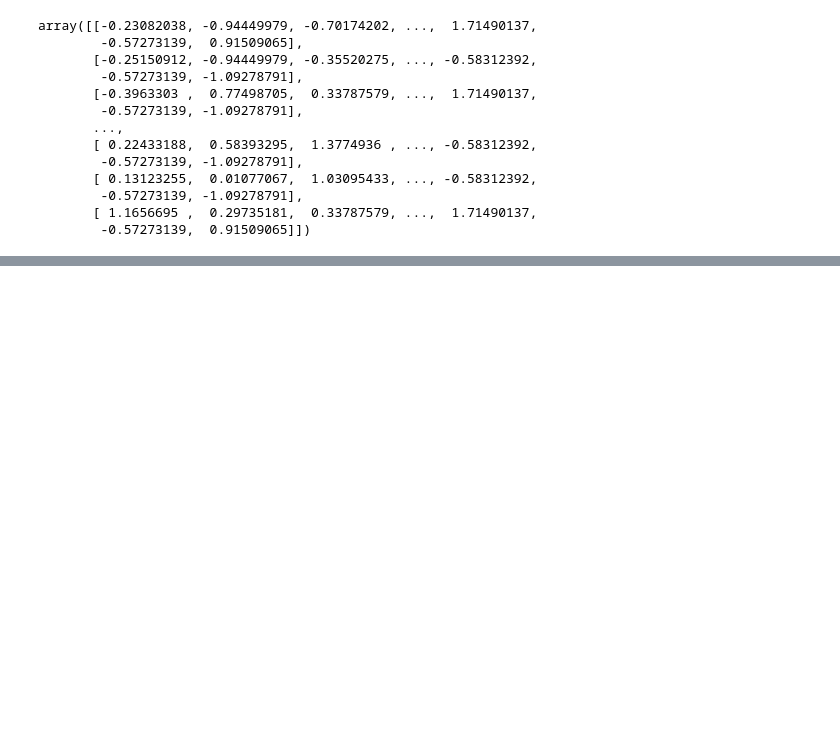
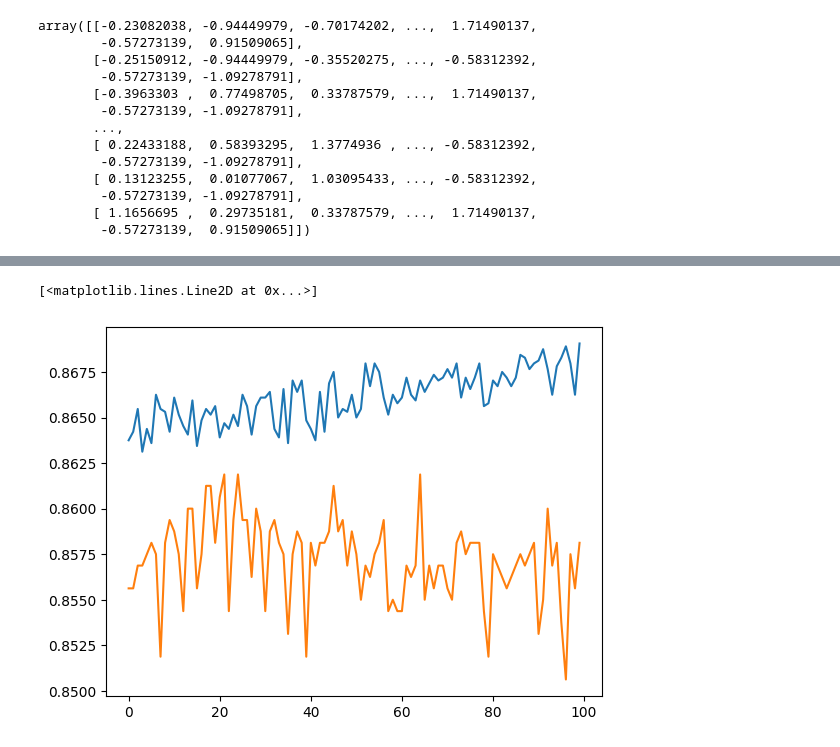
Before and after one commit to shroud07/Deep-Learning-Journey, a Jupyter notebook: Multi Layer Perceptron (ANN)/credit-card-customer-chrun-prediction.ipynb, the cells around one changed output, grey strips where cells are left out. Drawn from its saved outputs; the diff is of its cells as text; code cells hidden in the pictures; blank space fills up the shorter version.

```diff
--- a/Multi Layer Perceptron (ANN)/credit-card-customer-chrun-prediction.ipynb
+++ b/Multi Layer Perceptron (ANN)/credit-card-customer-chrun-prediction.ipynb
@@ -261,0 +294,6 @@ Accuracy =  80.45 %
+# %%
+plt.plot(history.history['accuracy'])
+plt.plot(history.history['val_accuracy'])
+# %% [output]
+[<matplotlib.lines.Line2D at 0x...>]
+[figure, added]
```
Also changed, not shown: parts of 10 cells of this notebook, 1 other file.
